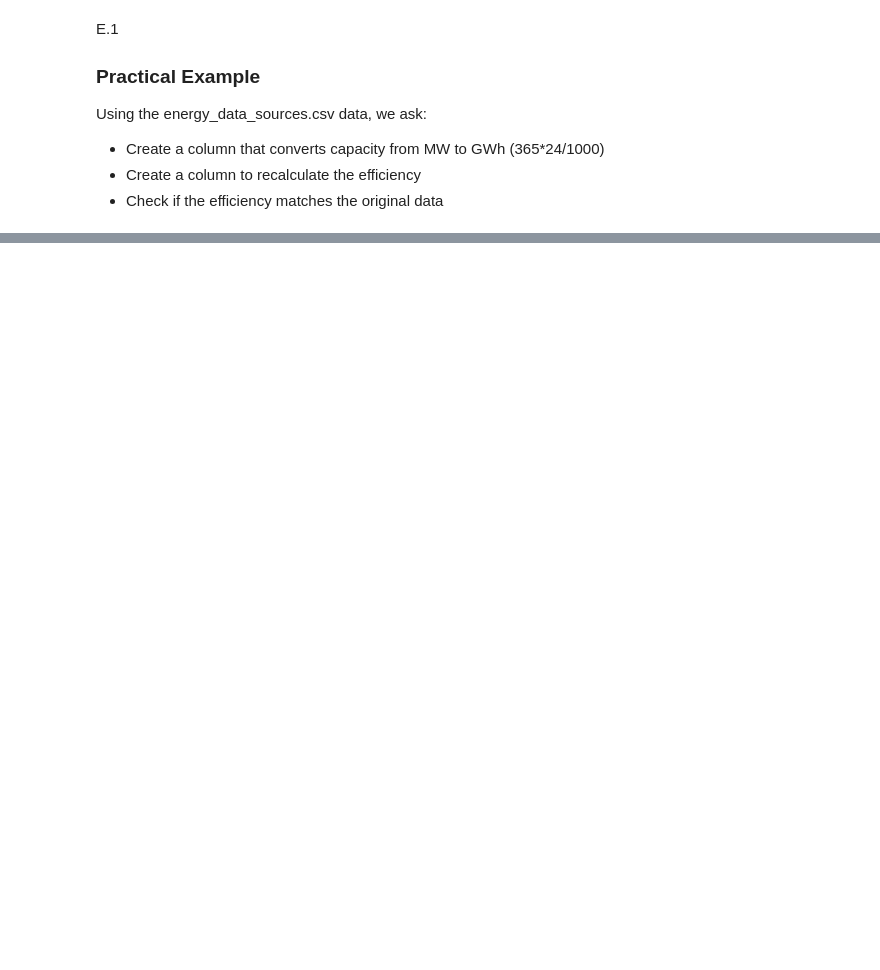
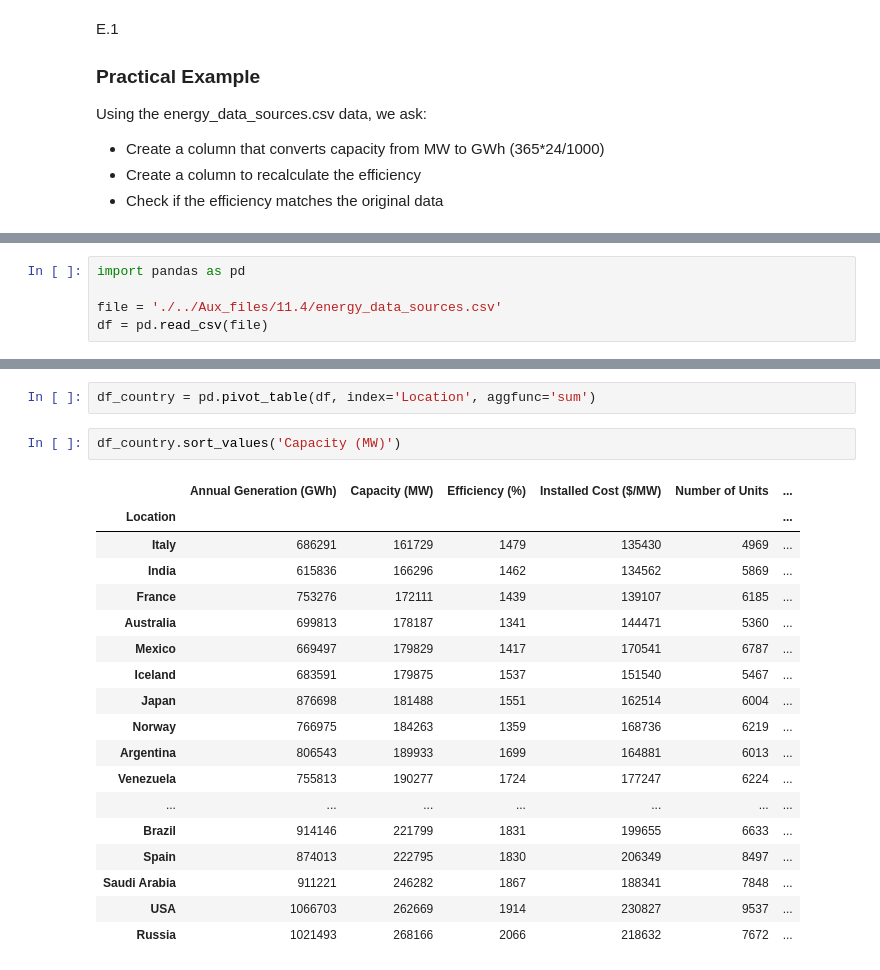
Before and after one commit to rafaelpsilva07/python-for-engineers-and-scientists, a Jupyter notebook: lessons/m2 - Section 11 - Pandas.ipynb, the cells around one changed output, grey strips where cells are left out. Drawn from its saved outputs; the diff is of its cells as text; blank space fills up the shorter version.

Commit message:
enh: pandas completed

```diff
--- a/lessons/m2 - Section 11 - Pandas.ipynb
+++ b/lessons/m2 - Section 11 - Pandas.ipynb
@@ -960,0 +966,5 @@ Using the energy_data_sources.csv data, we ask:
+# %%
+import pandas as pd
+
+file = './../Aux_files/11.4/energy_data_sources.csv'
+df = pd.read_csv(file)
@@ -960,0 +987,23 @@ Using the energy_data_sources.csv data, we ask:
+# %%
+df_country = pd.pivot_table(df, index='Location', aggfunc='sum')
+# %%
+df_country.sort_values('Capacity (MW)')
+# %% [output]
+|  | Annual Generation (GWh) | Capacity (MW) | Efficiency (%) | Installed Cost ($/MW) | Number of Units | ... |
+| Location |  |  |  |  |  | ... |
+| Italy | 686291 | 161729 | 1479 | 135430 | 4969 | ... |
+| India | 615836 | 166296 | 1462 | 134562 | 5869 | ... |
+| France | 753276 | 172111 | 1439 | 139107 | 6185 | ... |
+| Australia | 699813 | 178187 | 1341 | 144471 | 5360 | ... |
+| Mexico | 669497 | 179829 | 1417 | 170541 | 6787 | ... |
+| Iceland | 683591 | 179875 | 1537 | 151540 | 5467 | ... |
+| Japan | 876698 | 181488 | 1551 | 162514 | 6004 | ... |
+| Norway | 766975 | 184263 | 1359 | 168736 | 6219 | ... |
+| Argentina | 806543 | 189933 | 1699 | 164881 | 6013 | ... |
+| Venezuela | 755813 | 190277 | 1724 | 177247 | 6224 | ... |
+| ... | ... | ... | ... | ... | ... | ... |
+| Brazil | 914146 | 221799 | 1831 | 199655 | 6633 | ... |
+| Spain | 874013 | 222795 | 1830 | 206349 | 8497 | ... |
+| Saudi Arabia | 911221 | 246282 | 1867 | 188341 | 7848 | ... |
+| USA | 1066703 | 262669 | 1914 | 230827 | 9537 | ... |
+| Russia | 1021493 | 268166 | 2066 | 218632 | 7672 | ... |
```
Also changed, not shown: parts of 35 cells of this notebook.
